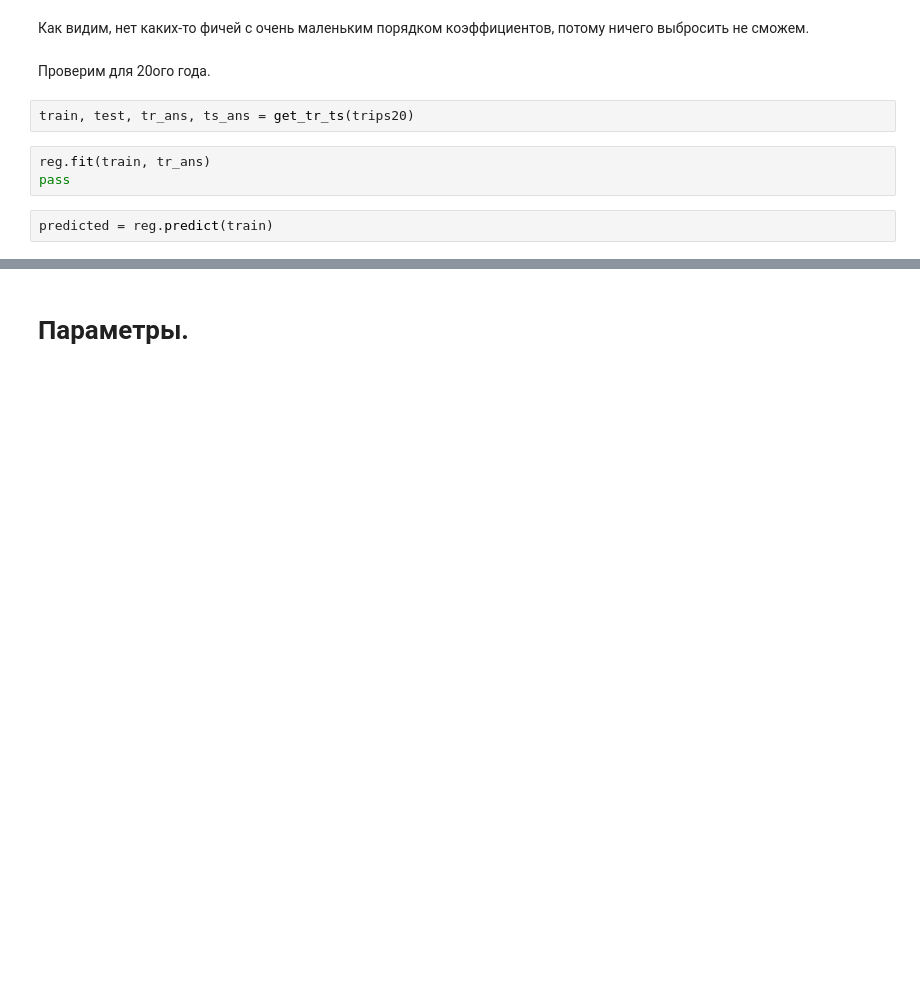
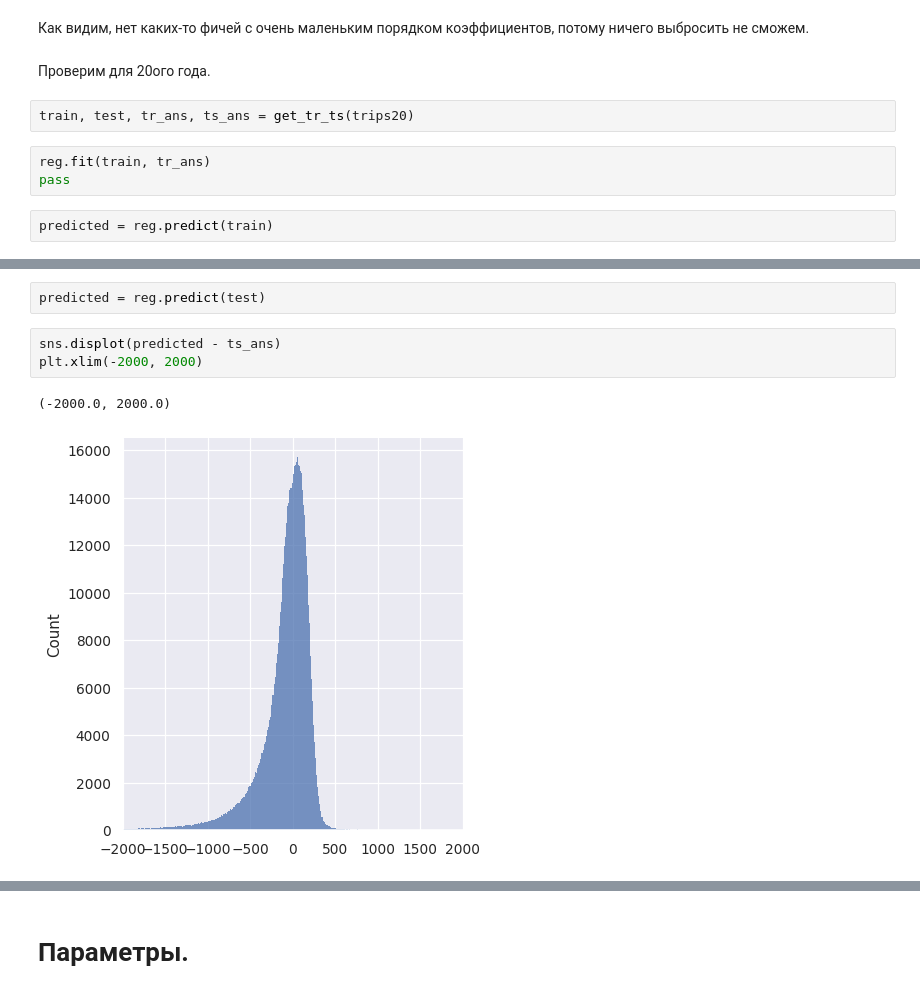
Before and after one commit to dasfex/taxi-trips, a Jupyter notebook: trips.ipynb, the cells around one changed output, grey strips where cells are left out. Saved outputs shown, nothing was run; the diff lists cells and outputs as text; blank space fills up the shorter version.

```diff
--- a/trips.ipynb
+++ b/trips.ipynb
@@ -495,0 +495,8 @@ predicted = reg.predict(train)
+# %%
+predicted = reg.predict(test)
+# %%
+sns.displot(predicted - ts_ans)
+plt.xlim(-2000, 2000)
+# %% [output]
+(-2000.0, 2000.0)
+[figure, added]
```
Also changed, not shown: parts of 34 cells of this notebook.
